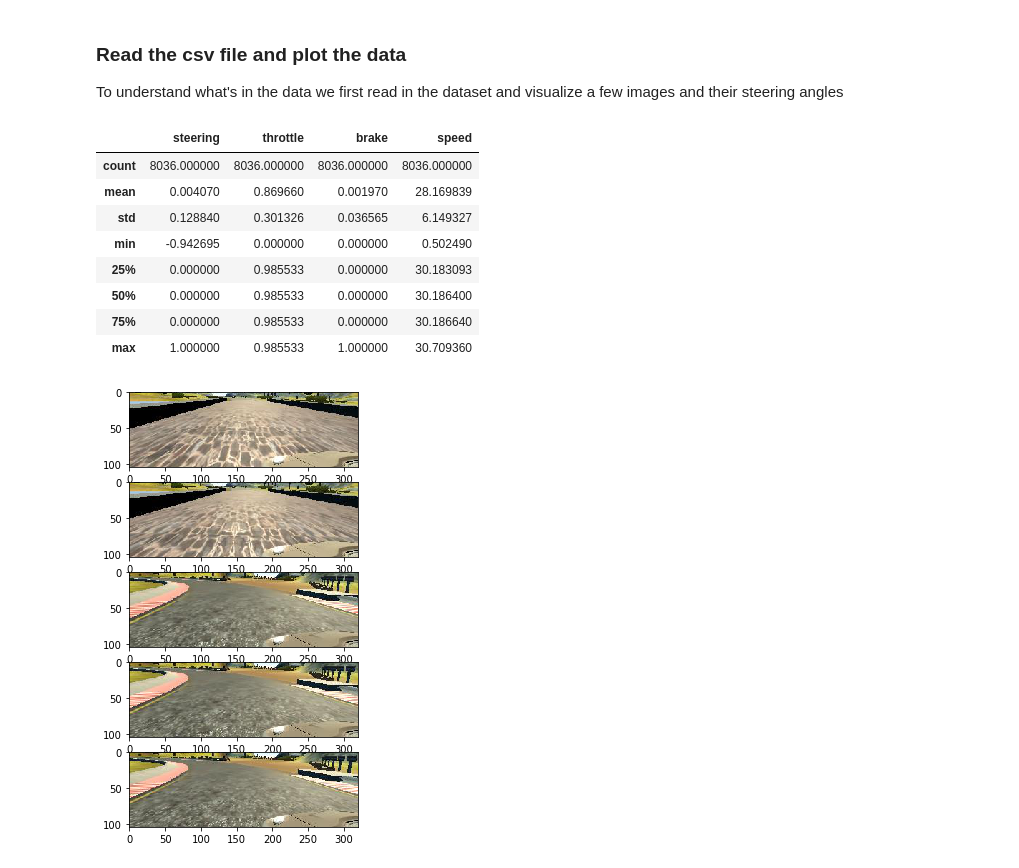
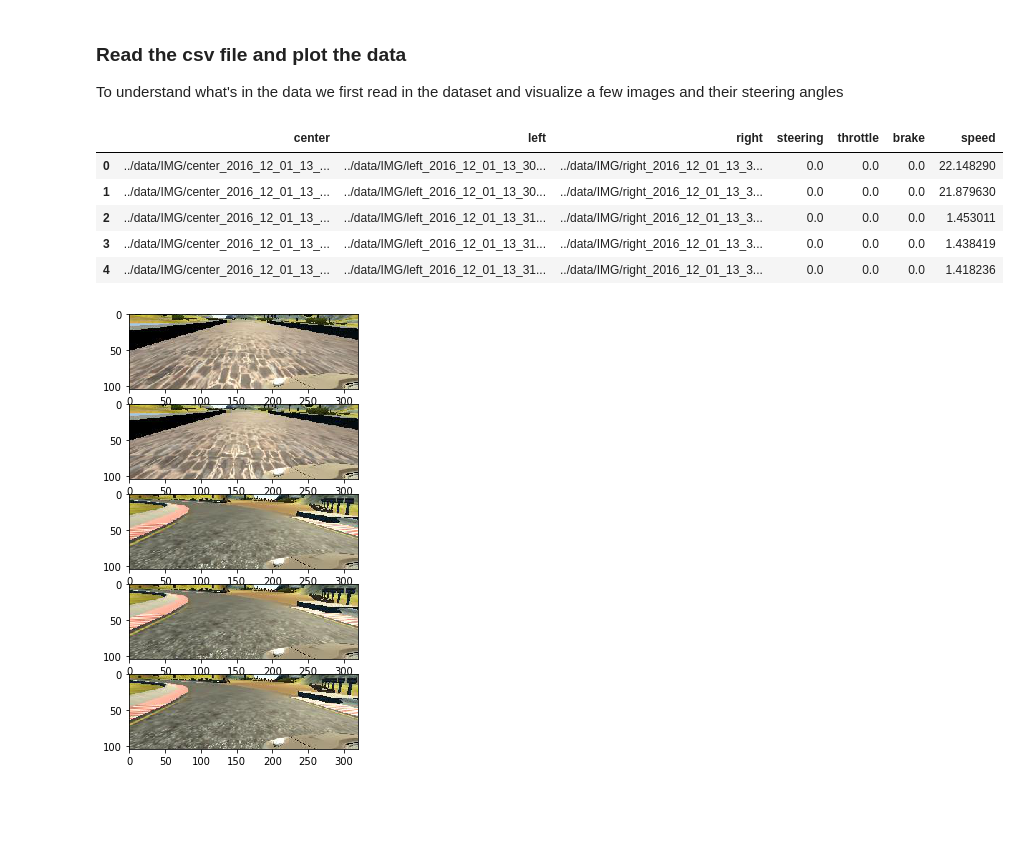
Before and after one commit to ajayaraman/UdacityBehaviorCloning, a Jupyter notebook: clonebeh.ipynb, the cells around one changed output. Cells and saved outputs as stored; diff of their text form; code cells hidden in the pictures; blank space fills up the shorter version.

```diff
--- a/clonebeh.ipynb
+++ b/clonebeh.ipynb
@@ -14,25 +14,22 @@ To understand what's in the data we first read in the dataset and visualize a fe
 # %%
 rmwhtspc = lambda x: x.strip()
 def read_csv_data(root):
     driving_df = pd.read_csv(os.path.join(root, "driving_log.csv"))
     driving_df["center"] = root + "/" + driving_df["center"].astype("str").map(rmwhtspc)
     driving_df["left"] = root + "/" + driving_df["left"].astype("str").map(rmwhtspc)
     driving_df["right"] = root + "/" +  driving_df["right"].astype("str").map(rmwhtspc)
     return driving_df
 
 df1 = read_csv_data("../data")
 df1.head()
-df1.describe()
+#df1.describe()
 # %% [output]
-|  | steering | throttle | brake | speed |
-| count | 8036.000000 | 8036.000000 | 8036.000000 | 8036.000000 |
-| mean | 0.004070 | 0.869660 | 0.001970 | 28.169839 |
-| std | 0.128840 | 0.301326 | 0.036565 | 6.149327 |
-| min | -0.942695 | 0.000000 | 0.000000 | 0.502490 |
-| 25% | 0.000000 | 0.985533 | 0.000000 | 30.183093 |
-| 50% | 0.000000 | 0.985533 | 0.000000 | 30.186400 |
-| 75% | 0.000000 | 0.985533 | 0.000000 | 30.186640 |
-| max | 1.000000 | 0.985533 | 1.000000 | 30.709360 |
+|  | center | left | right | steering | throttle | brake | speed |
+| 0 | ../data/IMG/center_2016_12_01_13_... | ../data/IMG/left_2016_12_01_13_30... | ../data/IMG/right_2016_12_01_13_3... | 0.0 | 0.0 | 0.0 | 22.148290 |
+| 1 | ../data/IMG/center_2016_12_01_13_... | ../data/IMG/left_2016_12_01_13_30... | ../data/IMG/right_2016_12_01_13_3... | 0.0 | 0.0 | 0.0 | 21.879630 |
+| 2 | ../data/IMG/center_2016_12_01_13_... | ../data/IMG/left_2016_12_01_13_31... | ../data/IMG/right_2016_12_01_13_3... | 0.0 | 0.0 | 0.0 | 1.453011 |
+| 3 | ../data/IMG/center_2016_12_01_13_... | ../data/IMG/left_2016_12_01_13_31... | ../data/IMG/right_2016_12_01_13_3... | 0.0 | 0.0 | 0.0 | 1.438419 |
+| 4 | ../data/IMG/center_2016_12_01_13_... | ../data/IMG/left_2016_12_01_13_31... | ../data/IMG/right_2016_12_01_13_3... | 0.0 | 0.0 | 0.0 | 1.418236 |
 # %%
 #Visualize some data
 n = np.random.randint(0, df1.shape[0], 5)
```
Also changed, not shown: parts of 6 cells of this notebook.
